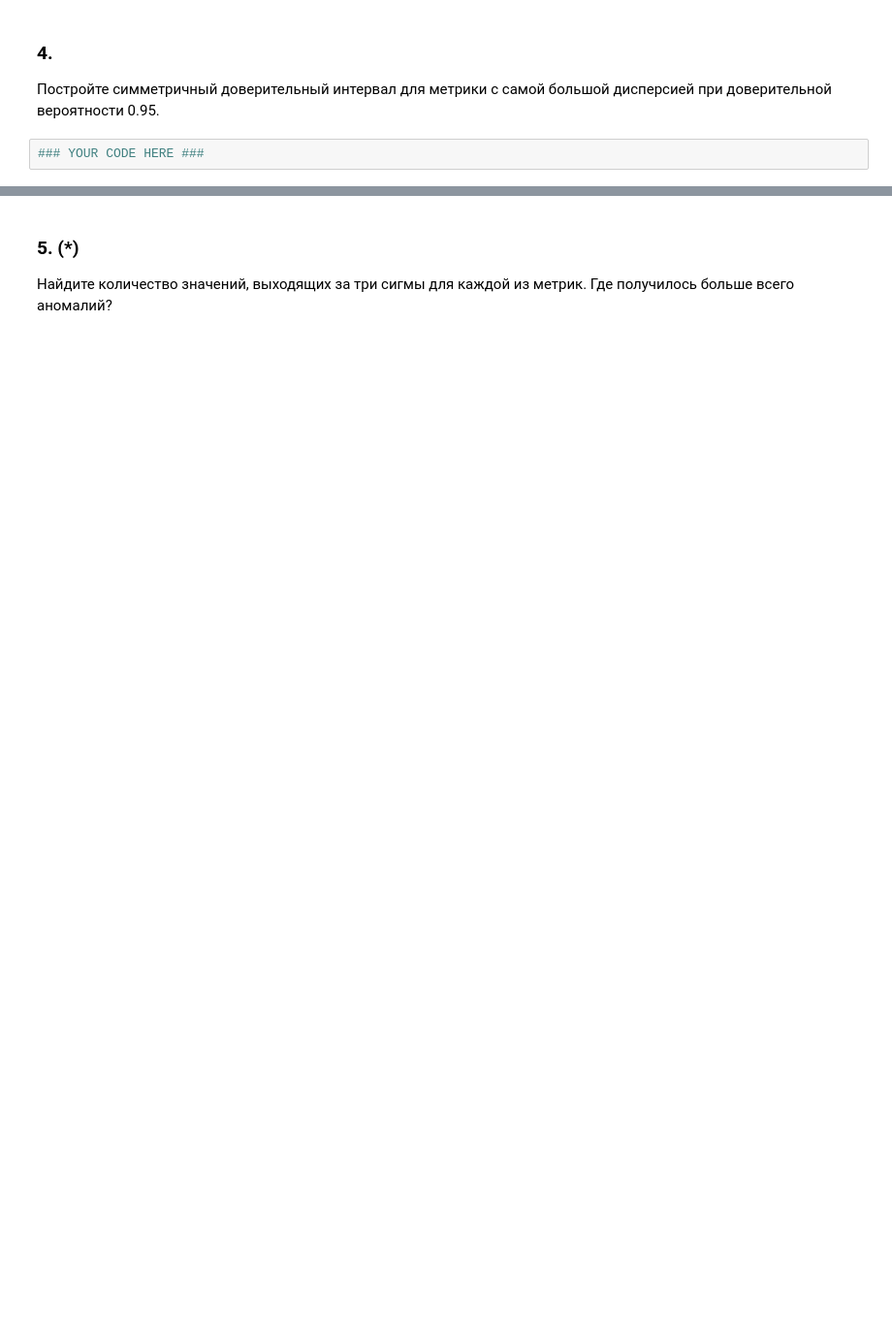
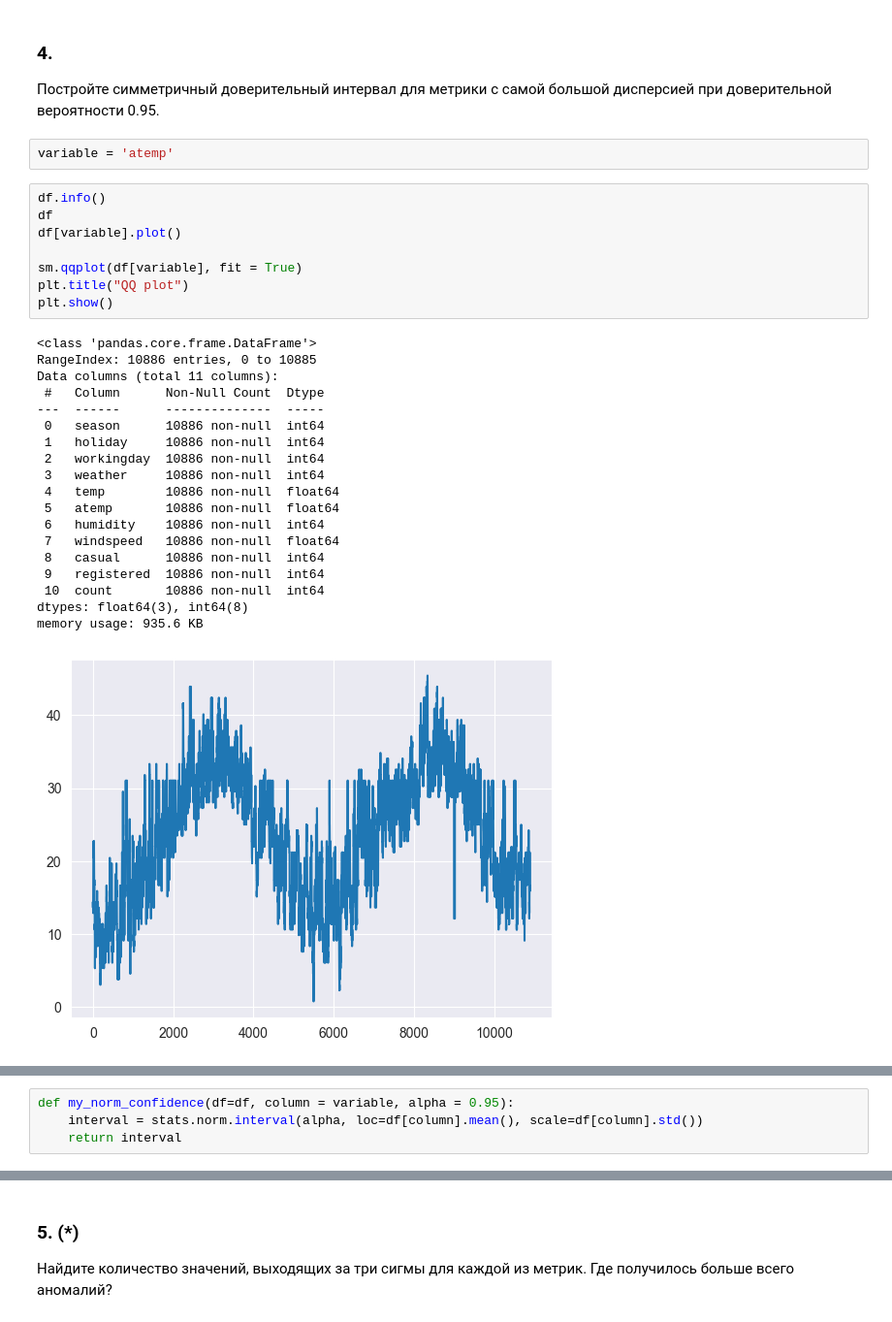
Before and after one commit to KovalenkoKonstantin/Skillbox_Data_Analysis, a Jupyter notebook: pandas_lessons/home_work/DS_Stat_HW.ipynb, the cells around one changed output, grey strips where cells are left out. Shown at 97% size. Saved outputs shown, nothing was run; the diff lists cells and outputs as text; blank space fills up the shorter version.

```diff
--- a/pandas_lessons/home_work/DS_Stat_HW.ipynb
+++ b/pandas_lessons/home_work/DS_Stat_HW.ipynb
@@ -46,5 +227,33 @@ array([[<Axes: title={'center': 'season'}>,
 ### 4.
 
 Постройте симметричный доверительный интервал для метрики с самой большой дисперсией при доверительной вероятности 0.95.
-# %%
-### YOUR CODE HERE ###
+# %%
+variable = 'atemp'
+# %%
+df.info()
+df
+df[variable].plot()
+
+sm.qqplot(df[variable], fit = True)
+plt.title("QQ plot")
+plt.show()
+# %% [output]
+<class 'pandas.core.frame.DataFrame'>
+RangeIndex: 10886 entries, 0 to 10885
+Data columns (total 11 columns):
+ #   Column      Non-Null Count  Dtype
+---  ------      --------------  -----
+ 0   season      10886 non-null  int64
+ 1   holiday     10886 non-null  int64
+ 2   workingday  10886 non-null  int64
+ 3   weather     10886 non-null  int64
+ 4   temp        10886 non-null  float64
+ 5   atemp       10886 non-null  float64
+ 6   humidity    10886 non-null  int64
+ 7   windspeed   10886 non-null  float64
+ 8   casual      10886 non-null  int64
+ 9   registered  10886 non-null  int64
+ 10  count       10886 non-null  int64
+dtypes: float64(3), int64(8)
+memory usage: 935.6 KB
+[figure, added]
@@ -50,0 +261,4 @@ array([[<Axes: title={'center': 'season'}>,
+# %%
+def my_norm_confidence(df=df, column = variable, alpha = 0.95):
+    interval = stats.norm.interval(alpha, loc=df[column].mean(), scale=df[column].std())
+    return interval
```
Also changed, not shown: parts of 29 cells of this notebook, 1 other file.
